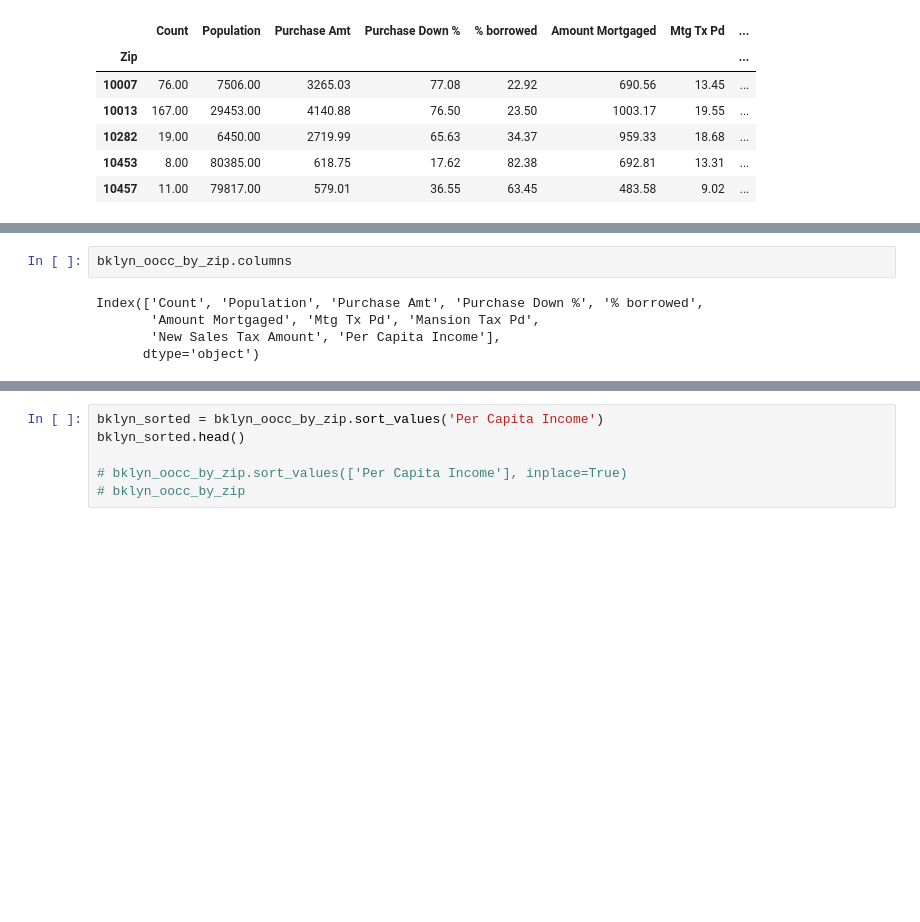
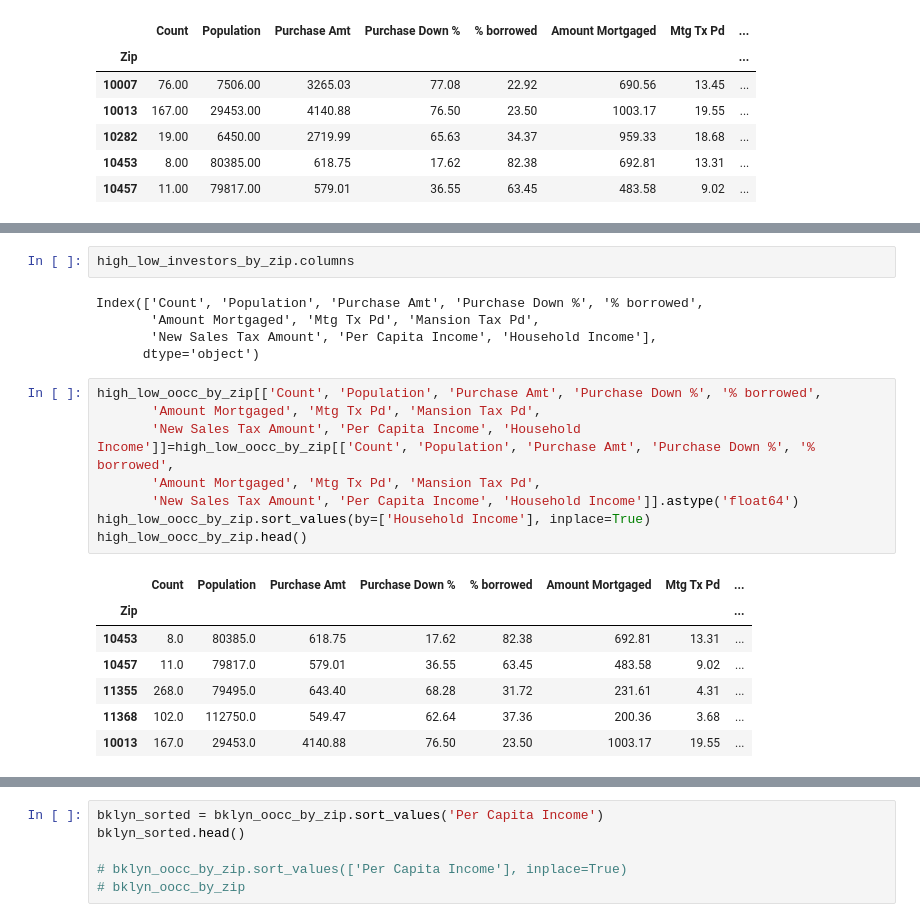
Before and after one commit to Kat-McEldowney/Group_project_1, a Jupyter notebook: sarahDemmon-Copy2.ipynb, the cells around one changed output, grey strips where cells are left out. Cells and saved outputs as stored; diff of their text form; blank space fills up the shorter version.

```diff
--- a/sarahDemmon-Copy2.ipynb
+++ b/sarahDemmon-Copy2.ipynb
@@ -118,7 +121,23 @@ high_low_investors_by_zip.shape
 # %%
-bklyn_oocc_by_zip.columns
+high_low_investors_by_zip.columns
 # %% [output]
 Index(['Count', 'Population', 'Purchase Amt', 'Purchase Down %', '% borrowed',
        'Amount Mortgaged', 'Mtg Tx Pd', 'Mansion Tax Pd',
-       'New Sales Tax Amount', 'Per Capita Income'],
+       'New Sales Tax Amount', 'Per Capita Income', 'Household Income'],
       dtype='object')
+# %%
+high_low_oocc_by_zip[['Count', 'Population', 'Purchase Amt', 'Purchase Down %', '% borrowed',
+       'Amount Mortgaged', 'Mtg Tx Pd', 'Mansion Tax Pd',
+       'New Sales Tax Amount', 'Per Capita Income', 'Household Income']]=high_low_oocc_by_zip[['Count', 'Population', 'Purchase Amt', 'Purchase Down %', '% borrowed',
+       'Amount Mortgaged', 'Mtg Tx Pd', 'Mansion Tax Pd',
+       'New Sales Tax Amount', 'Per Capita Income', 'Household Income']].astype('float64')
+high_low_oocc_by_zip.sort_values(by=['Household Income'], inplace=True)
+high_low_oocc_by_zip.head()
+# %% [output]
+|  | Count | Population | Purchase Amt | Purchase Down % | % borrowed | Amount Mortgaged | Mtg Tx Pd | ... |
+| Zip |  |  |  |  |  |  |  | ... |
+| 10453 | 8.0 | 80385.0 | 618.75 | 17.62 | 82.38 | 692.81 | 13.31 | ... |
+| 10457 | 11.0 | 79817.0 | 579.01 | 36.55 | 63.45 | 483.58 | 9.02 | ... |
+| 11355 | 268.0 | 79495.0 | 643.40 | 68.28 | 31.72 | 231.61 | 4.31 | ... |
+| 11368 | 102.0 | 112750.0 | 549.47 | 62.64 | 37.36 | 200.36 | 3.68 | ... |
+| 10013 | 167.0 | 29453.0 | 4140.88 | 76.50 | 23.50 | 1003.17 | 19.55 | ... |
```
Also changed, not shown: parts of 14 cells of this notebook.
